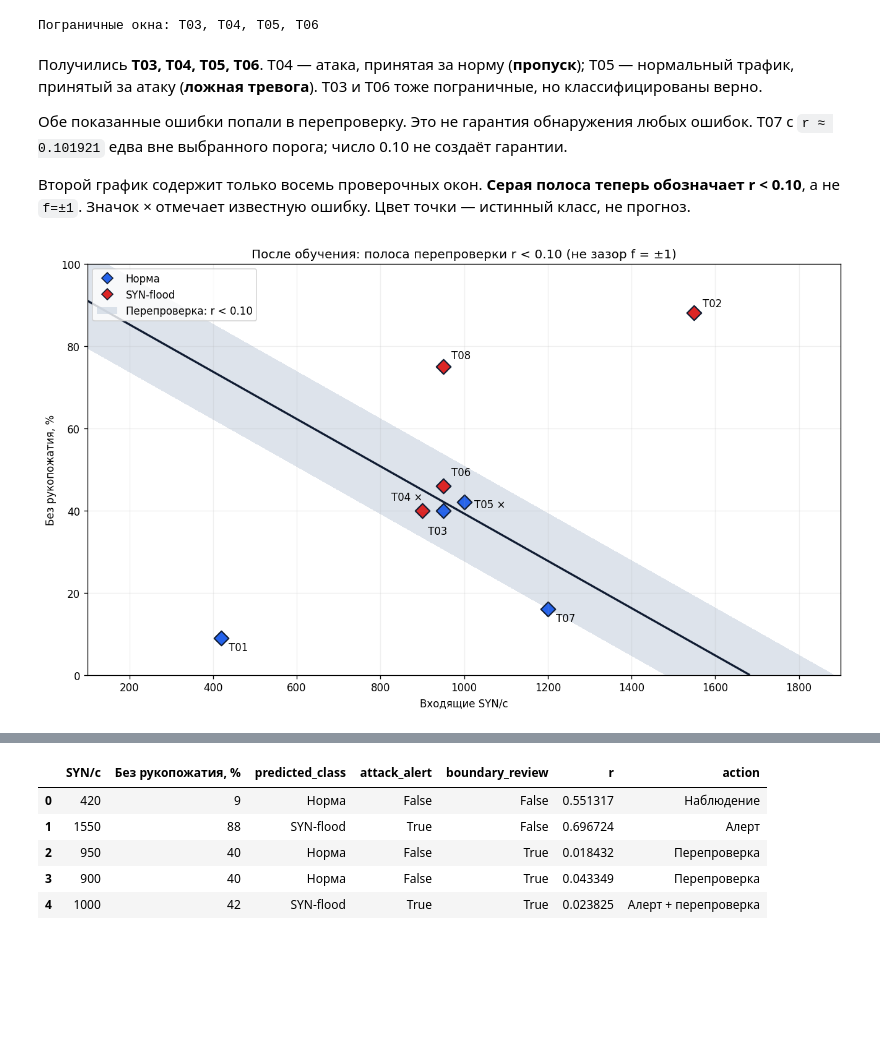
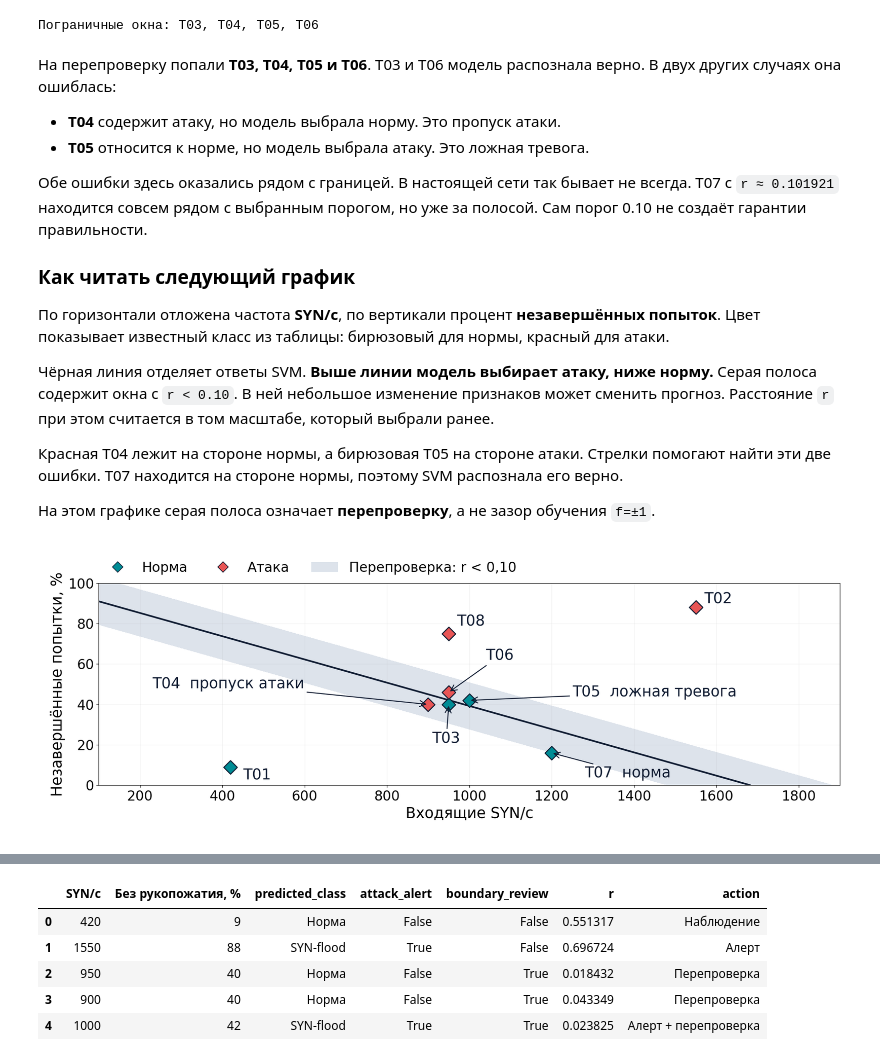
Before and after one commit to johnnilson664-sys/gis, a Jupyter notebook: presentations/1.13-etalony-otstupy/SYN_flood_etalony_otstupy.ipynb, the cells around one changed output, grey strips where cells are left out. Saved outputs shown, nothing was run; the diff lists cells and outputs as text; code cells hidden in the pictures; blank space fills up the shorter version.

Commit message:
Simplify presentation wording and add annotated notebook plot to the practical example

```diff
--- a/presentations/1.13-etalony-otstupy/SYN_flood_etalony_otstupy.ipynb
+++ b/presentations/1.13-etalony-otstupy/SYN_flood_etalony_otstupy.ipynb
@@ -312,7 +311,7 @@ f=-0.248833; γ=+0.101921; r=0.101921
 grid_syn, grid_percent = np.meshgrid(np.linspace(100, 1900, 400), np.linspace(0, 100, 300))
 grid_features = np.column_stack([grid_syn.ravel(), grid_percent.ravel()]) / feature_scale
 grid_f = model.decision_function(grid_features).reshape(grid_syn.shape)
-blue, red, ink, grey, gold = "#2563EB", "#DC2626", "#101C32", "#CBD5E1", "#D69D20"
+blue, red, ink, grey, gold = "#008C95", "#E85555", "#101C32", "#CBD5E1", "#D69D20"
 fig, ax = plt.subplots(figsize=(11, 6.5))
 ax.contourf(grid_syn, grid_percent, grid_f, levels=[-1, 1], colors=[grey], alpha=0.55)
 lines = ax.contour(grid_syn, grid_percent, grid_f, levels=[-1, 0, 1], colors=[blue, ink, red],
@@ -374,38 +374,65 @@ display(error_table.round(6))
 | 4 | T05 | Норма | SYN-flood | -0.023825 | 0.023825 | Ложная тревога |
 Пограничные окна: T03, T04, T05, T06
 # %% [markdown]
-Получились **T03, T04, T05, T06**. T04 — атака, принятая за норму (**пропуск**);
-T05 — нормальный трафик, принятый за атаку (**ложная тревога**).
-T03 и T06 тоже пограничные, но классифицированы верно.
+На перепроверку попали **T03, T04, T05 и T06**.
+T03 и T06 модель распознала верно. В двух других случаях она ошиблась:
 
-Обе показанные ошибки попали в перепроверку. Это не гарантия обнаружения любых ошибок.
-T07 с `r ≈ 0.101921` едва вне выбранного порога; число 0.10 не создаёт гарантии.
+- **T04** содержит атаку, но модель выбрала норму. Это пропуск атаки.
+- **T05** относится к норме, но модель выбрала атаку. Это ложная тревога.
 
-Второй график содержит только восемь проверочных окон. **Серая полоса теперь
-обозначает r < 0.10**, а не `f=±1`. Значок × отмечает известную ошибку.
-Цвет точки — истинный класс, не прогноз.
+Обе ошибки здесь оказались рядом с границей. В настоящей сети так бывает не всегда.
+T07 с `r ≈ 0.101921` находится совсем рядом с выбранным порогом, но уже за полосой.
+Сам порог 0.10 не создаёт гарантии правильности.
+
+### Как читать следующий график
+
+По горизонтали отложена частота **SYN/с**, по вертикали процент **незавершённых попыток**.
+Цвет показывает известный класс из таблицы: бирюзовый для нормы, красный для атаки.
+
+Чёрная линия отделяет ответы SVM. **Выше линии модель выбирает атаку, ниже норму.**
+Серая полоса содержит окна с `r < 0.10`. В ней небольшое изменение признаков может
+сменить прогноз. Расстояние `r` при этом считается в том масштабе, который выбрали ранее.
+
+Красная T04 лежит на стороне нормы, а бирюзовая T05 на стороне атаки.
+Стрелки помогают найти эти две ошибки. T07 находится на стороне нормы,
+поэтому SVM распознала его верно.
+
+На этом графике серая полоса означает **перепроверку**, а не зазор обучения `f=±1`.
 # %%
 grid_r = np.abs(grid_f) / norm_w
-fig, ax = plt.subplots(figsize=(11, 6.5))
+fig, ax = plt.subplots(figsize=(16.6, 6))
+fig.subplots_adjust(left=0.075, right=0.99, bottom=0.18, top=0.87)
 ax.contourf(grid_syn, grid_percent, grid_r, levels=[0, TAU], colors=[grey], alpha=0.65)
-ax.contour(grid_syn, grid_percent, grid_f, levels=[0], colors=[ink], linewidths=2)
-offsets = [(7, -12), (8, 6), (-15, -23), (-30, 10), (10, -5), (8, 10), (8, -12), (8, 8)]
+ax.contour(grid_syn, grid_percent, grid_f, levels=[0], colors=[ink], linewidths=2.5)
 for index, row in check_raw.iterrows():
     color = blue if row["y"] == -1 else red
     ax.scatter(row["SYN/с"], row["Без рукопожатия, %"], marker="D", c=color,
-               s=100, edgecolor=ink, linewidth=1.3)
-    text = row["ID"] + (" ×" if error_mask[index] else "")
-    ax.annotate(text, (row["SYN/с"], row["Без рукопожатия, %"]),
-                xytext=offsets[index], textcoords="offset points", fontsize=10)
-handles = [Line2D([], [], marker="D", color="none", markerfacecolor=c, markeredgecolor=ink,
-                  markersize=8, label=label_ru[y]) for y, c in [(-1, blue), (1, red)]]
-handles.append(Patch(facecolor=grey, alpha=0.65, label="Перепроверка: r < 0.10"))
-ax.set(xlim=(100, 1900), ylim=(0, 100), xlabel="Входящие SYN/с", ylabel="Без рукопожатия, %",
-       title="После обучения: полоса перепроверки r < 0.10 (не зазор f = ±1)")
-ax.grid(alpha=0.18)
-ax.legend(handles=handles, loc="upper left")
-fig.tight_layout()
+               s=200, edgecolor=ink, linewidth=1.5, zorder=4)
+labels = {"T01": (450, 5), "T02": (1570, 92), "T08": (970, 81)}
+for ident, position in labels.items():
+    ax.text(*position, ident, fontsize=22, color=ink, va="center")
+callouts = [("T03", "T03", (910, 23)), ("T06", "T06", (1040, 64)),
+            ("T04", "T04  пропуск атаки", (230, 50)),
+            ("T05", "T05  ложная тревога", (1250, 46)),
+            ("T07", "T07  норма", (1280, 6))]
+for ident, label, position in callouts:
+    row = check_raw.loc[check_raw["ID"] == ident].iloc[0]
+    ax.annotate(label, (row["SYN/с"], row["Без рукопожатия, %"]), xytext=position,
+                fontsize=22, color=ink, va="center",
+                arrowprops={"arrowstyle": "->", "color": ink, "lw": 1.4}, zorder=5)
+handles = [Line2D([], [], marker="D", color="none", markerfacecolor=c,
+                  markeredgecolor=ink, markersize=11, label=label)
+           for label, c in [("Норма", blue), ("Атака", red)]]
+handles.append(Patch(facecolor=grey, alpha=0.65, label="Перепроверка: r < 0,10"))
+ax.legend(handles=handles, loc="lower left", bbox_to_anchor=(0, 1.015), ncol=3,
+          frameon=False, fontsize=20, borderaxespad=0, columnspacing=1.6)
+ax.set_xlim(100, 1900)
+ax.set_ylim(0, 100)
+ax.set_xlabel("Входящие SYN/с", fontsize=22)
+ax.set_ylabel("Незавершённые попытки, %", fontsize=22)
+ax.tick_params(labelsize=20)
+ax.grid(alpha=0.16)
 plt.show()
 # %% [output]
-[figure, old version]
+[figure, new version]
 # %% [markdown]
```
Also changed, not shown: parts of 19 cells of this notebook, 8 other files.
